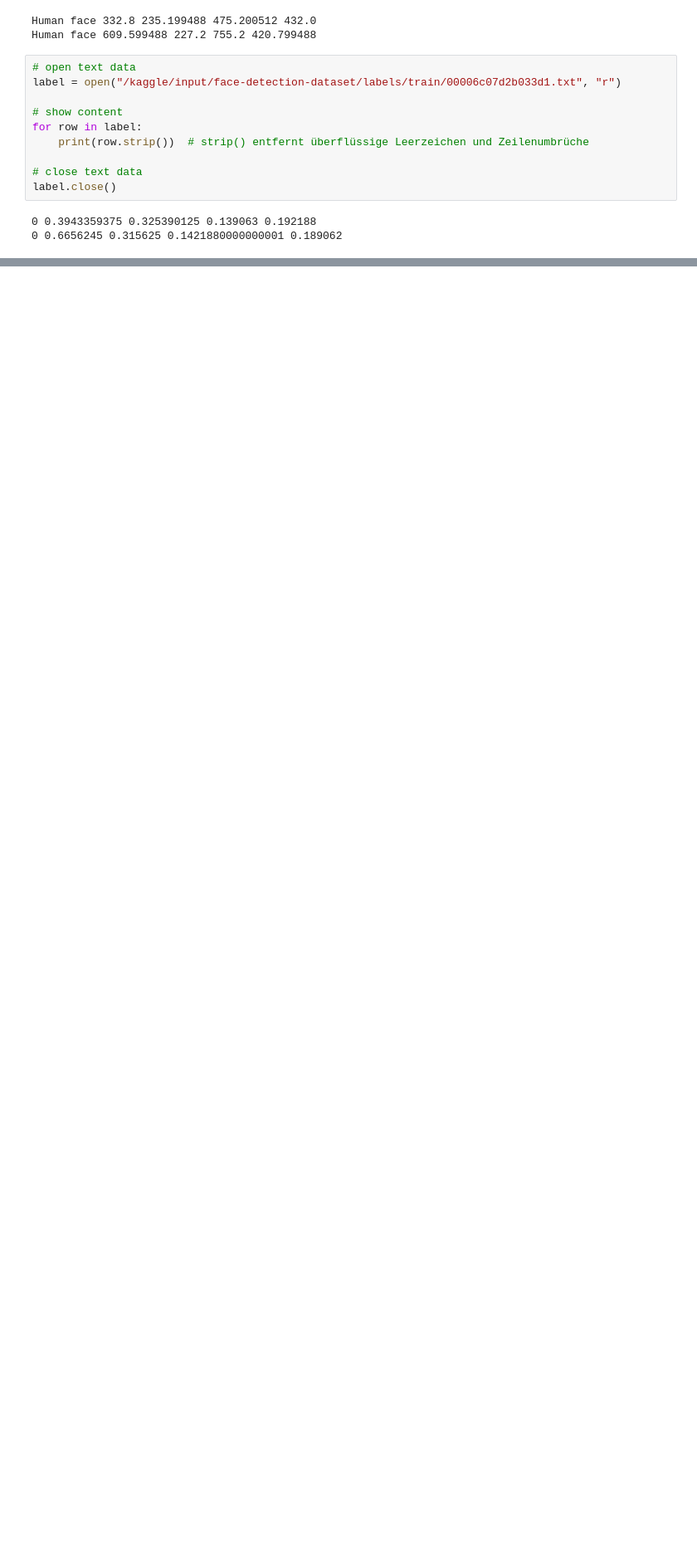
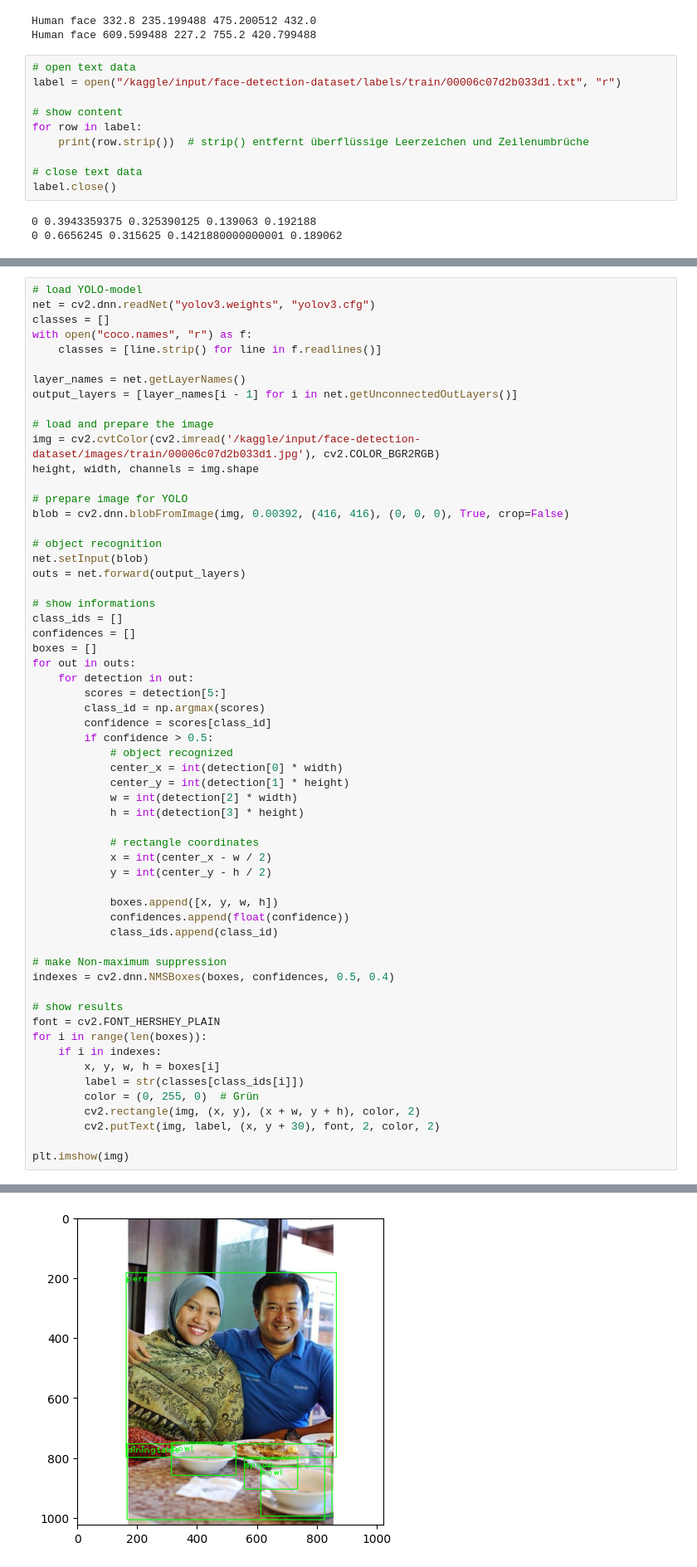
Before and after one commit to MK2345/Face-detection, a Jupyter notebook: manus-face-detect.ipynb, the cells around one changed output, grey strips where cells are left out. Shown at 83% size. Saved outputs shown, nothing was run; the diff lists cells and outputs as text; blank space fills up the shorter version.

Commit message:
YOLO

```diff
--- a/manus-face-detect.ipynb
+++ b/manus-face-detect.ipynb
@@ -99,0 +135,60 @@ plt.imshow(img)
+# %%
+# load YOLO-model
+net = cv2.dnn.readNet("yolov3.weights", "yolov3.cfg")
+classes = []
+with open("coco.names", "r") as f:
+    classes = [line.strip() for line in f.readlines()]
+
+layer_names = net.getLayerNames()
+output_layers = [layer_names[i - 1] for i in net.getUnconnectedOutLayers()]
+
+# load and prepare the image
+img = cv2.cvtColor(cv2.imread('/kaggle/input/face-detection-dataset/images/train/00006c07d2b033d1.jpg'), cv2.COLOR_BGR2RGB)
+height, width, channels = img.shape
+
+# prepare image for YOLO
+blob = cv2.dnn.blobFromImage(img, 0.00392, (416, 416), (0, 0, 0), True, crop=False)
+
+# object recognition
+net.setInput(blob)
+outs = net.forward(output_layers)
+
+# show informations
+class_ids = []
+confidences = []
+boxes = []
+for out in outs:
+    for detection in out:
+        scores = detection[5:]
+        class_id = np.argmax(scores)
+        confidence = scores[class_id]
+        if confidence > 0.5:
+            # object recognized
+            center_x = int(detection[0] * width)
+            center_y = int(detection[1] * height)
+            w = int(detection[2] * width)
+            h = int(detection[3] * height)
+
+            # rectangle coordinates
+            x = int(center_x - w / 2)
+            y = int(center_y - h / 2)
+
+            boxes.append([x, y, w, h])
+            confidences.append(float(confidence))
+            class_ids.append(class_id)
+
+# make Non-maximum suppression
+indexes = cv2.dnn.NMSBoxes(boxes, confidences, 0.5, 0.4)
+
+# show results
+font = cv2.FONT_HERSHEY_PLAIN
+for i in range(len(boxes)):
+    if i in indexes:
+        x, y, w, h = boxes[i]
+        label = str(classes[class_ids[i]])
+        color = (0, 255, 0)  # Grün
+        cv2.rectangle(img, (x, y), (x + w, y + h), color, 2)
+        cv2.putText(img, label, (x, y + 30), font, 2, color, 2)
+
+plt.imshow(img)
+# %% [output]
@@ -99,0 +196 @@ plt.imshow(img)
+[figure, added]
```
Also changed, not shown: parts of 5 cells of this notebook.
